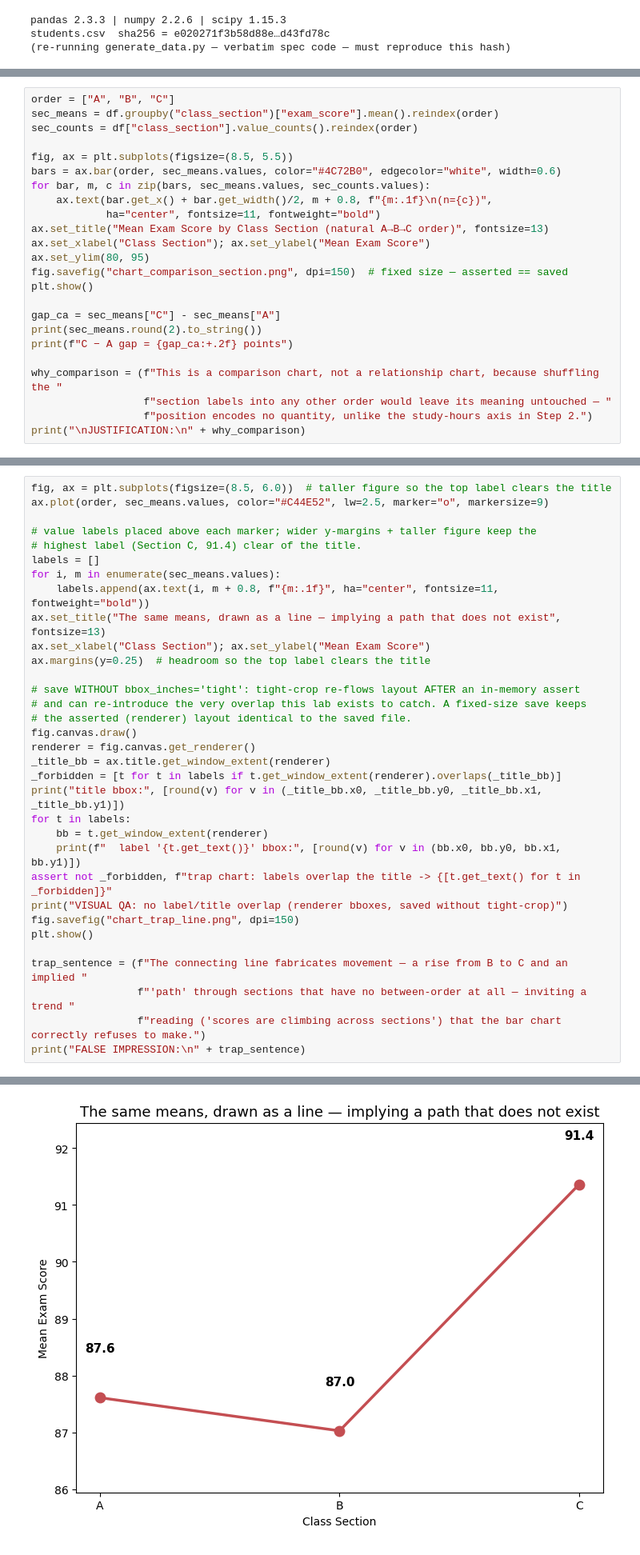
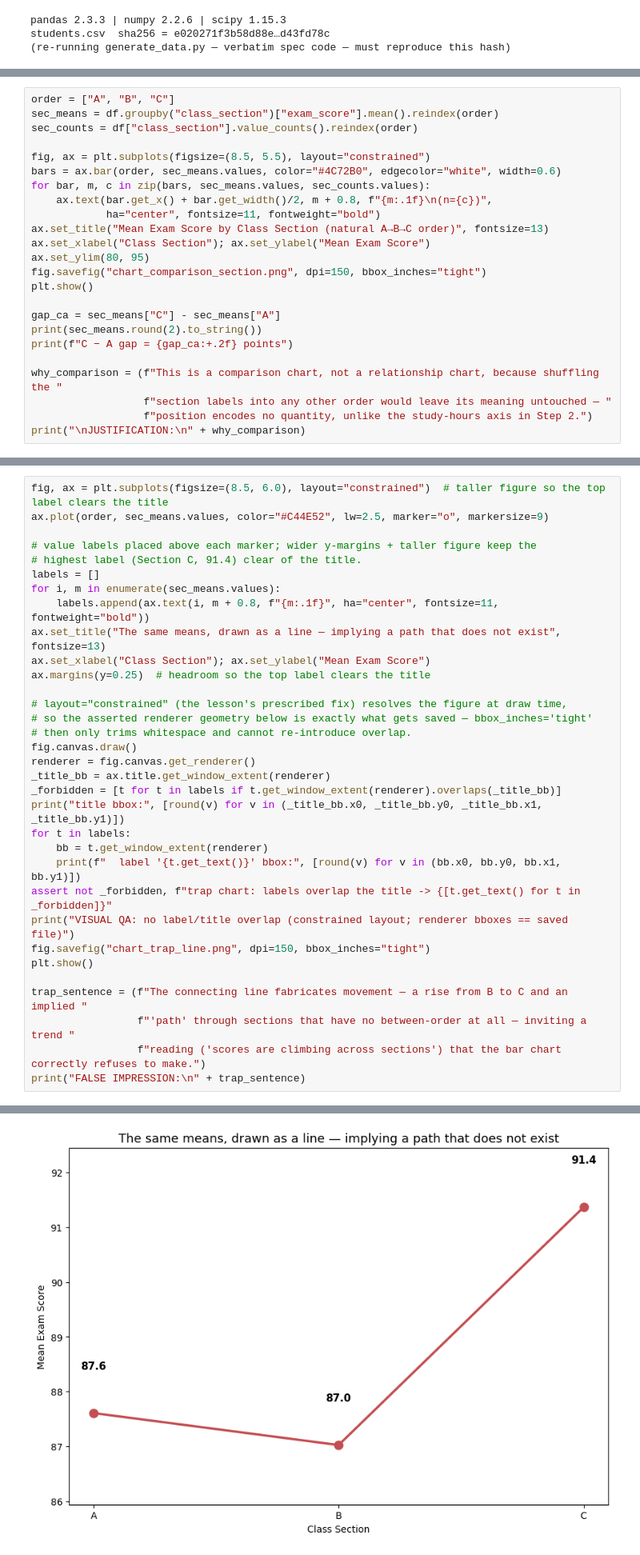
Before and after one commit to memoona-zahur/eda-precision-lab, a Jupyter notebook: week6_day1_precision_lab.ipynb, the cells around one changed output, grey strips where cells are left out. Shown at 80% size. Cells and saved outputs as stored; diff of their text form.

```diff
--- a/week6_day1_precision_lab.ipynb
+++ b/week6_day1_precision_lab.ipynb
@@ -175,7 +175,7 @@ order = ["A", "B", "C"]
 sec_means = df.groupby("class_section")["exam_score"].mean().reindex(order)
 sec_counts = df["class_section"].value_counts().reindex(order)
 
-fig, ax = plt.subplots(figsize=(8.5, 5.5))
+fig, ax = plt.subplots(figsize=(8.5, 5.5), layout="constrained")
 bars = ax.bar(order, sec_means.values, color="#4C72B0", edgecolor="white", width=0.6)
 for bar, m, c in zip(bars, sec_means.values, sec_counts.values):
     ax.text(bar.get_x() + bar.get_width()/2, m + 0.8, f"{m:.1f}\n(n={c})",
@@ -183,7 +183,7 @@ for bar, m, c in zip(bars, sec_means.values, sec_counts.values):
 ax.set_title("Mean Exam Score by Class Section (natural A→B→C order)", fontsize=13)
 ax.set_xlabel("Class Section"); ax.set_ylabel("Mean Exam Score")
 ax.set_ylim(80, 95)
-fig.savefig("chart_comparison_section.png", dpi=150)  # fixed size — asserted == saved
+fig.savefig("chart_comparison_section.png", dpi=150, bbox_inches="tight")
 plt.show()
 
 gap_ca = sec_means["C"] - sec_means["A"]
@@ -212,7 +212,7 @@ This is a comparison chart, not a relationship chart, because shuffling the sect
 
 We connect A→B→C with a line — the classic category crime — and name the damage precisely.
 # %%
-fig, ax = plt.subplots(figsize=(8.5, 6.0))  # taller figure so the top label clears the title
+fig, ax = plt.subplots(figsize=(8.5, 6.0), layout="constrained")  # taller figure so the top label clears the title
 ax.plot(order, sec_means.values, color="#C44E52", lw=2.5, marker="o", markersize=9)
 
 # value labels placed above each marker; wider y-margins + taller figure keep the
@@ -224,9 +224,9 @@ ax.set_title("The same means, drawn as a line — implying a path that does not
 ax.set_xlabel("Class Section"); ax.set_ylabel("Mean Exam Score")
 ax.margins(y=0.25)  # headroom so the top label clears the title
 
-# save WITHOUT bbox_inches='tight': tight-crop re-flows layout AFTER an in-memory assert
-# and can re-introduce the very overlap this lab exists to catch. A fixed-size save keeps
-# the asserted (renderer) layout identical to the saved file.
+# layout="constrained" (the lesson's prescribed fix) resolves the figure at draw time,
+# so the asserted renderer geometry below is exactly what gets saved — bbox_inches='tight'
+# then only trims whitespace and cannot re-introduce overlap.
 fig.canvas.draw()
 renderer = fig.canvas.get_renderer()
 _title_bb = ax.title.get_window_extent(renderer)
@@ -236,8 +236,8 @@ for t in labels:
     bb = t.get_window_extent(renderer)
     print(f"  label '{t.get_text()}' bbox:", [round(v) for v in (bb.x0, bb.y0, bb.x1, bb.y1)])
 assert not _forbidden, f"trap chart: labels overlap the title -> {[t.get_text() for t in _forbidden]}"
-print("VISUAL QA: no label/title overlap (renderer bboxes, saved without tight-crop)")
-fig.savefig("chart_trap_line.png", dpi=150)
+print("VISUAL QA: no label/title overlap (constrained layout; renderer bboxes == saved file)")
+fig.savefig("chart_trap_line.png", dpi=150, bbox_inches="tight")
 plt.show()
 
 trap_sentence = (f"The connecting line fabricates movement — a rise from B to C and an implied "
@@ -253,4 +253,4 @@ VISUAL QA: no label/title overlap (renderer bboxes, saved without tight-crop)
-[figure, old version]
+[figure, new version]
 FALSE IMPRESSION:
 The connecting line fabricates movement — a rise from B to C and an implied 'path' through sections that have no between-order at all — inviting a trend reading ('scores are climbing across sections') ...
 # %% [markdown]
```
Also changed, not shown: parts of 10 cells of this notebook, 8 other files.
